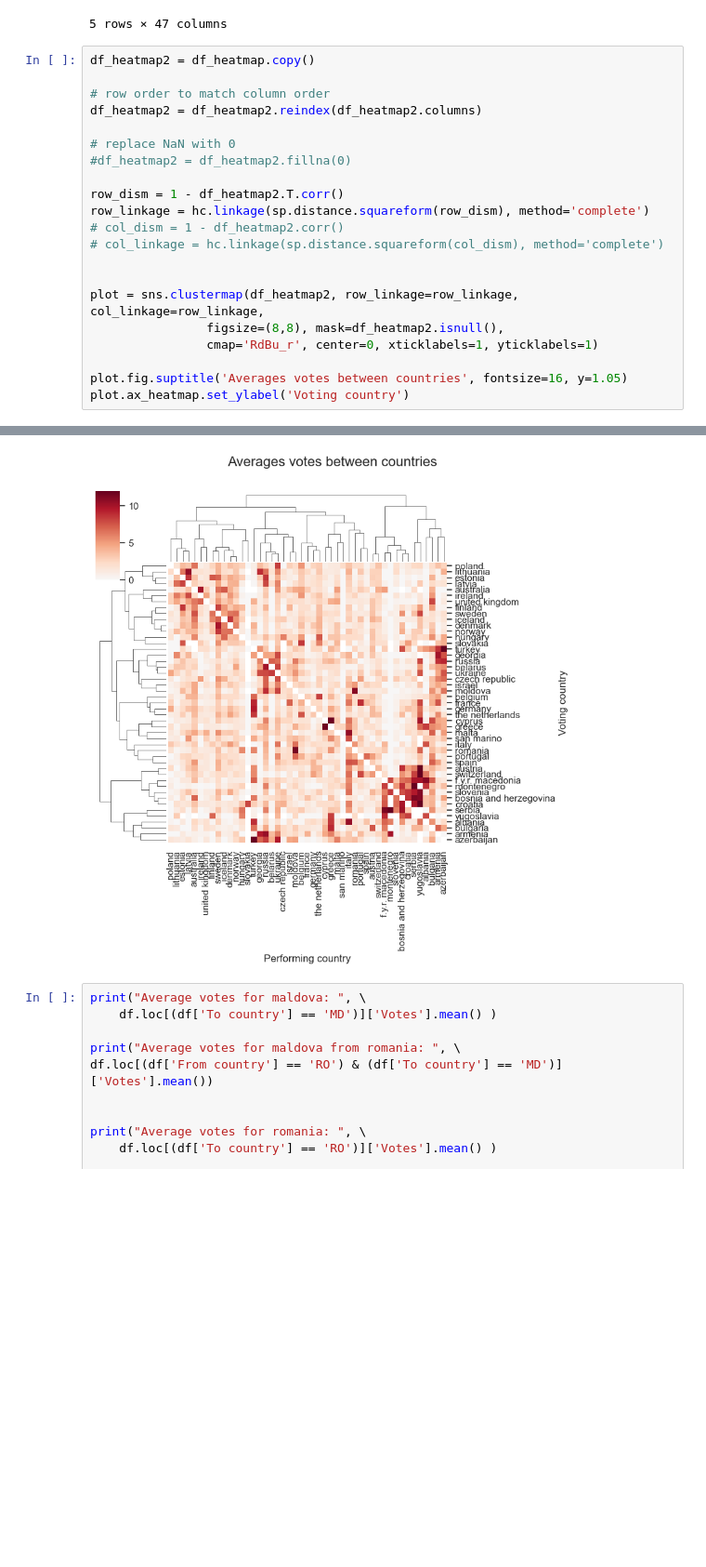
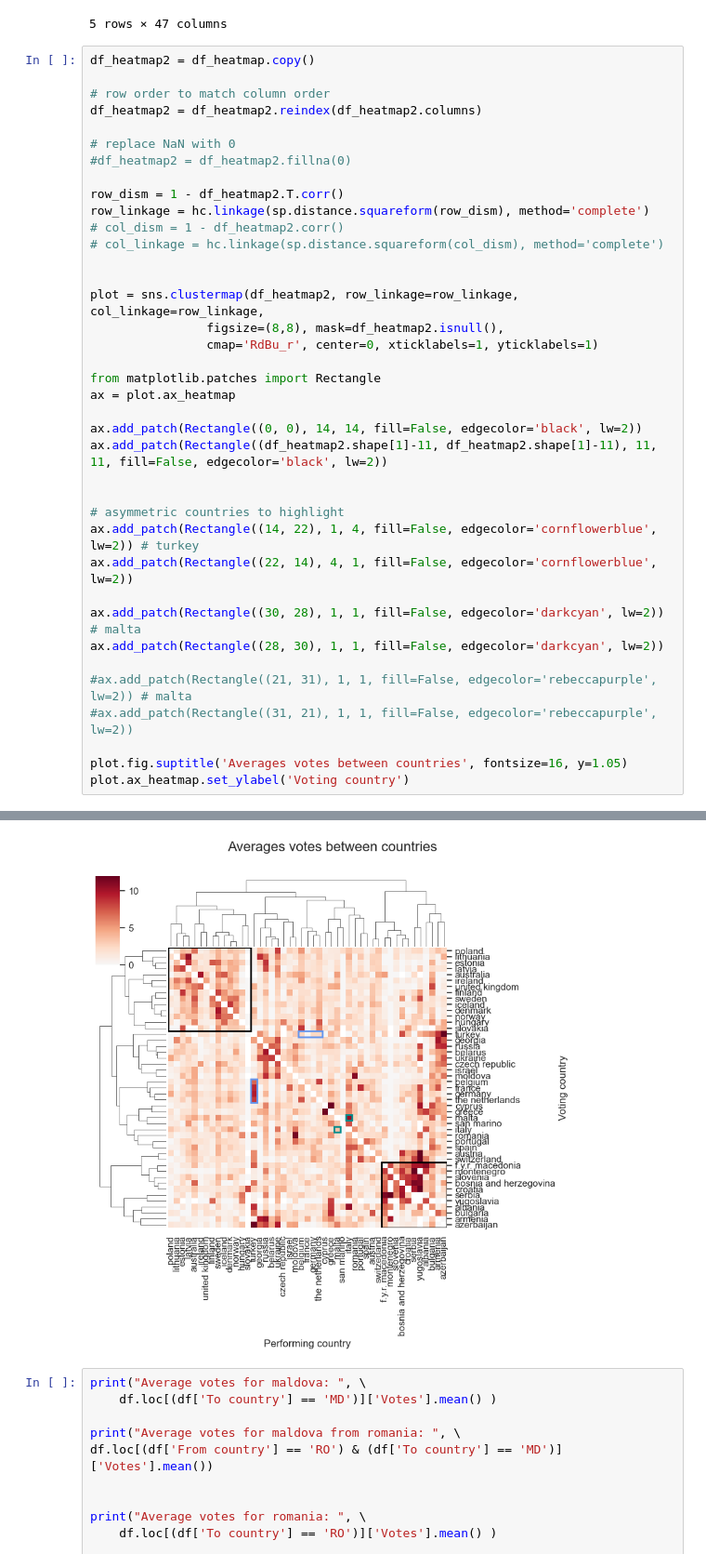
Before and after one commit to KatrionaGoldmann/Eurovision_TDS, a Jupyter notebook: eurovision/notebooks/voting_visualisations.ipynb, the cells around one changed output, grey strips where cells are left out. Shown at 93% size. Saved outputs shown, nothing was run; the diff lists cells and outputs as text; blank space fills up the shorter version.

```diff
--- a/eurovision/notebooks/voting_visualisations.ipynb
+++ b/eurovision/notebooks/voting_visualisations.ipynb
@@ -305,27 +326,44 @@ df_heatmap.head()
 # %%
 df_heatmap2 = df_heatmap.copy()
 
 # row order to match column order
 df_heatmap2 = df_heatmap2.reindex(df_heatmap2.columns)
 
 # replace NaN with 0
 #df_heatmap2 = df_heatmap2.fillna(0)
 
 row_dism = 1 - df_heatmap2.T.corr()
 row_linkage = hc.linkage(sp.distance.squareform(row_dism), method='complete')
 # col_dism = 1 - df_heatmap2.corr()
 # col_linkage = hc.linkage(sp.distance.squareform(col_dism), method='complete')
 
 
 plot = sns.clustermap(df_heatmap2, row_linkage=row_linkage, col_linkage=row_linkage,
                 figsize=(8,8), mask=df_heatmap2.isnull(),
                 cmap='RdBu_r', center=0, xticklabels=1, yticklabels=1)
 
+from matplotlib.patches import Rectangle
+ax = plot.ax_heatmap
+
+ax.add_patch(Rectangle((0, 0), 14, 14, fill=False, edgecolor='black', lw=2))
+ax.add_patch(Rectangle((df_heatmap2.shape[1]-11, df_heatmap2.shape[1]-11), 11, 11, fill=False, edgecolor='black', lw=2))
+
+
+# asymmetric countries to highlight
+ax.add_patch(Rectangle((14, 22), 1, 4, fill=False, edgecolor='cornflowerblue', lw=2)) # turkey
+ax.add_patch(Rectangle((22, 14), 4, 1, fill=False, edgecolor='cornflowerblue', lw=2))
+
+ax.add_patch(Rectangle((30, 28), 1, 1, fill=False, edgecolor='darkcyan', lw=2)) # malta
+ax.add_patch(Rectangle((28, 30), 1, 1, fill=False, edgecolor='darkcyan', lw=2))
+
+#ax.add_patch(Rectangle((21, 31), 1, 1, fill=False, edgecolor='rebeccapurple', lw=2)) # malta
+#ax.add_patch(Rectangle((31, 21), 1, 1, fill=False, edgecolor='rebeccapurple', lw=2))
+
 plot.fig.suptitle('Averages votes between countries', fontsize=16, y=1.05)
 plot.ax_heatmap.set_ylabel('Voting country')
 # %% [output]
 Text(901.1249999999999, 0.5, 'Voting country')
-[figure, old version]
+[figure, new version]
 # %%
 print("Average votes for maldova: ", \
     df.loc[(df['To country'] == 'MD')]['Votes'].mean() )
```
Also changed, not shown: parts of 4 cells of this notebook.
